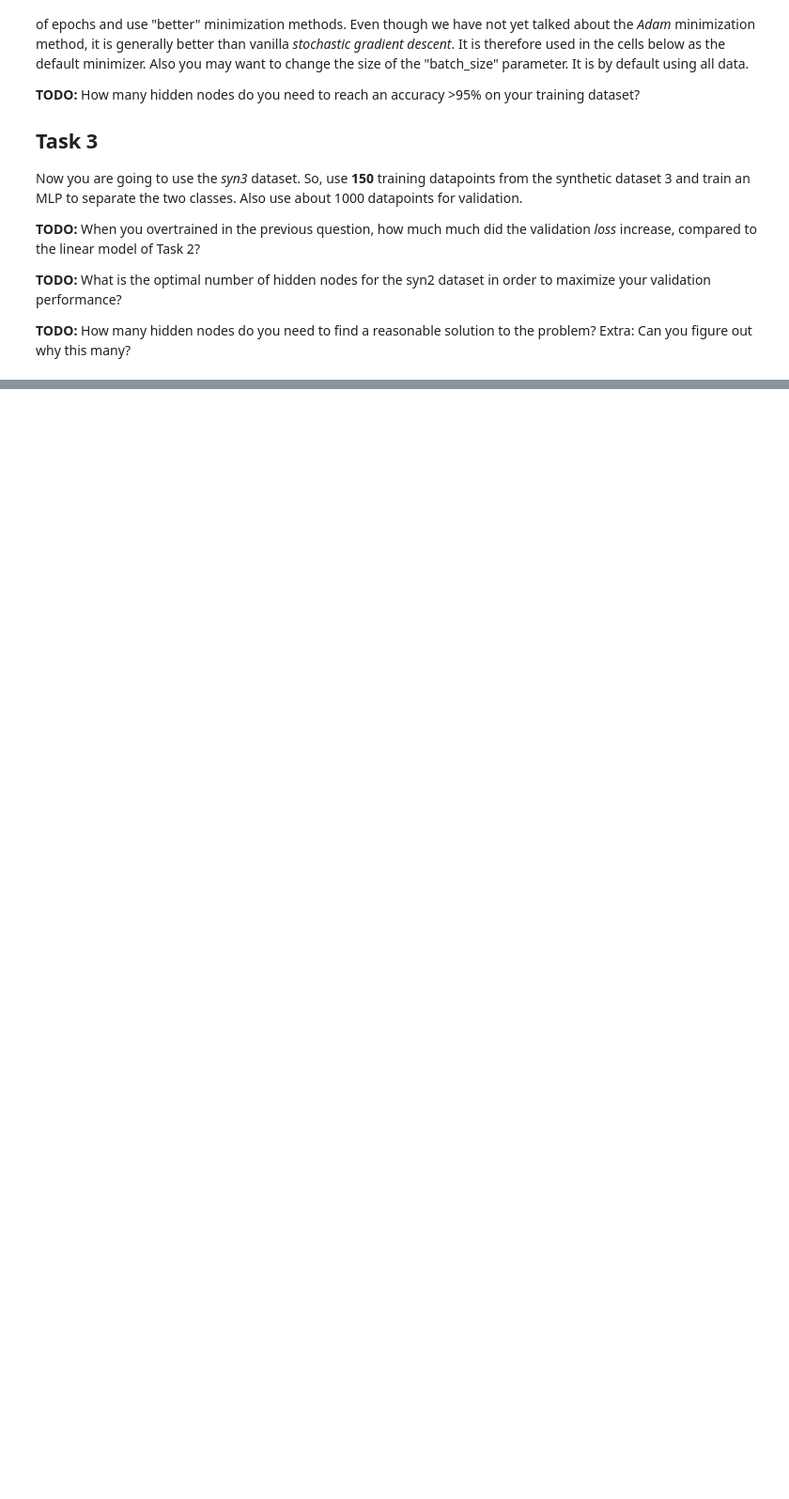
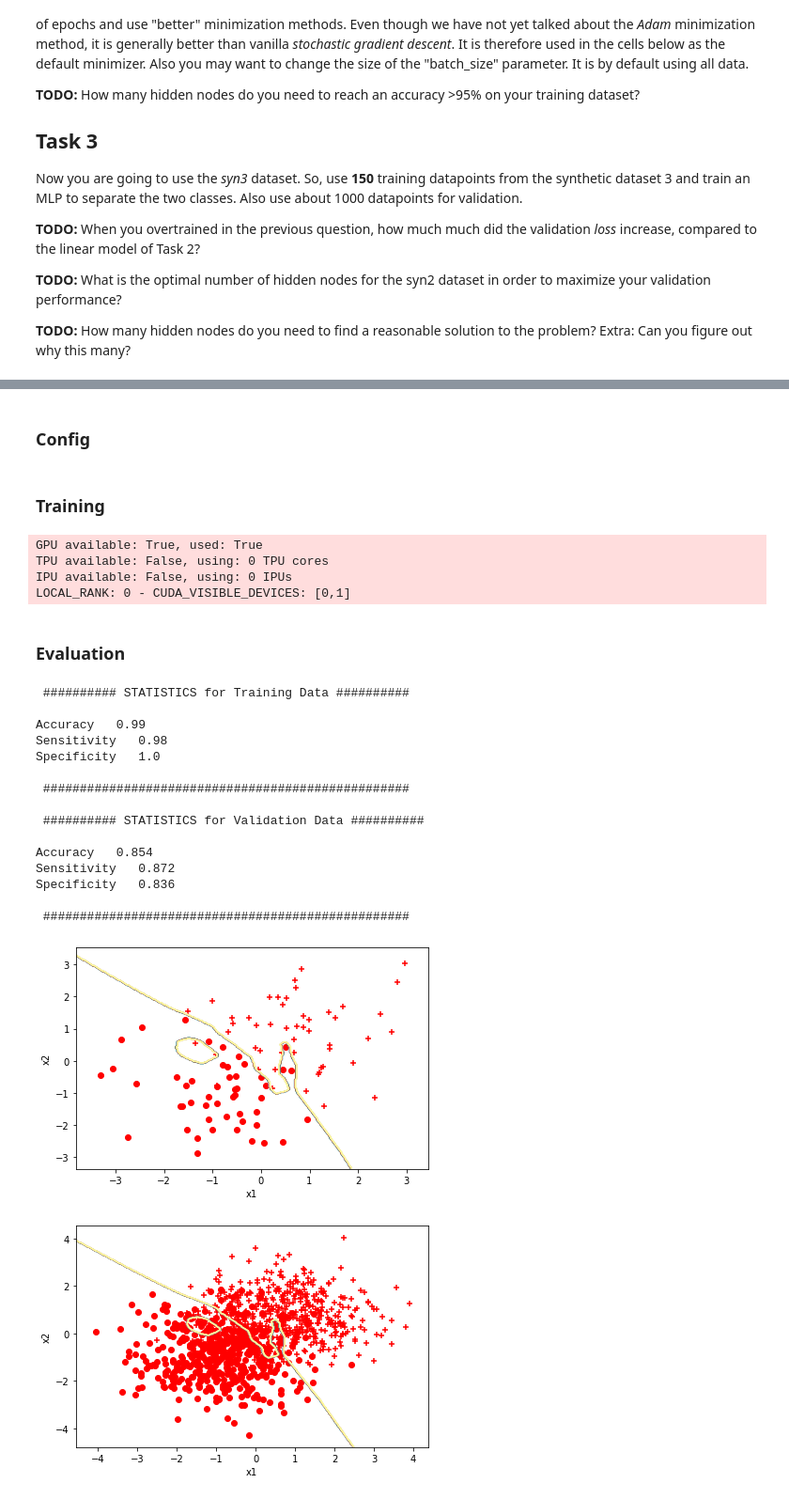
Before and after one commit to johagg17/ArtificialFlyingObjects, a Jupyter notebook: lab2_MLP_Classification/Exercise_0202 - Performance.ipynb, the cells around one changed output, grey strips where cells are left out. Shown at 94% size. Saved outputs shown, nothing was run; the diff lists cells and outputs as text; code cells hidden in the pictures; blank space fills up the shorter version.

```diff
--- a/lab2_MLP_Classification/Exercise_0202 - Performance.ipynb
+++ b/lab2_MLP_Classification/Exercise_0202 - Performance.ipynb
@@ -187,0 +263,72 @@ Now you are going to use the *syn3* dataset. So, use **150** training datapoints
+# %% [markdown]
+### Config
+# %%
+config = {
+    'max_epochs':100,
+    'model_params':{
+        'inp_dim':x_train.shape[1],
+        'hidden_nodes':700,   # activation functions for the hidden layer
+        'num_out':1 # if binary --> 1 |  regression--> num inputs | multi-class--> num of classes
+    },
+    'criterion':torch.nn.BCELoss(), # error function
+    'optimizer':{
+        "type":torch.optim.Adam,
+        "args":{
+            "lr":0.04, # 0.005
+        }
+    }
+}
+# %% [markdown]
+### Training
+# %%
+model = Model(MLP(**config["model_params"]),**config)
+
+trainer = pl.Trainer(
+            max_epochs=config['max_epochs'],
+            gpus=1,
+            logger=pl.loggers.TensorBoardLogger(save_dir=cfg.TENSORBORD_DIR),
+            callbacks=[pl.callbacks.progress.TQDMProgressBar()],
+            progress_bar_refresh_rate=1,
+            weights_summary=None, # Can be None, top or full
+            num_sanity_val_steps=10,
+        )
+trainer.fit(
+    model,
+    train_dataloader=train_loader,
+    val_dataloaders=val_loader
+);
+# %% [output]
+GPU available: True, used: True
+TPU available: False, using: 0 TPU cores
+IPU available: False, using: 0 IPUs
+LOCAL_RANK: 0 - CUDA_VISIBLE_DEVICES: [0,1]
+# %% [markdown]
+### Evaluation
+# %%
+# Call the stats function to print out statistics for classification problems
+plot.stats_class(x_train, d_train, 'Training', model)
+plot.stats_class(x_val, d_val, 'Validation', model)
+
+# Show the decision boundary for the training dataset
+plot.decision_bondary(trainer.lightning_module, x_train, d_train)
+
+# If you uncomment this one you will see how the decsion boundary is with respect to the validation data
+plot.decision_bondary(trainer.lightning_module,x_val, d_val)
+# %% [output]
+ ########## STATISTICS for Training Data ##########
+
+Accuracy   0.99
+Sensitivity   0.98
+Specificity   1.0
+
+ ##################################################
+
+ ########## STATISTICS for Validation Data ##########
+
+Accuracy   0.854
+Sensitivity   0.872
+Specificity   0.836
+
+ ##################################################
+[figure, added]
+[figure, added]
```
Also changed, not shown: parts of 23 cells of this notebook, 20 other files.
